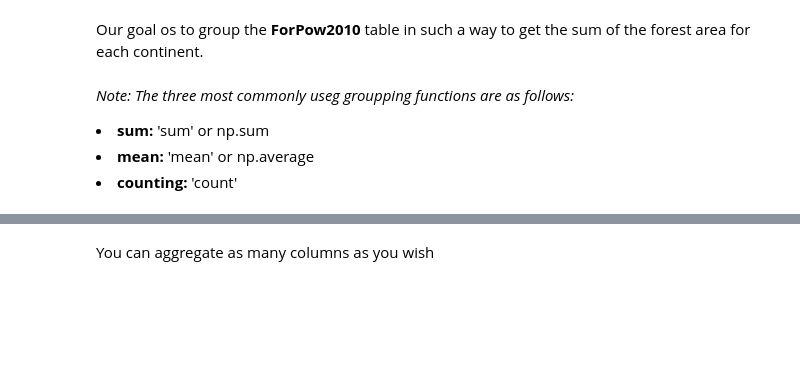
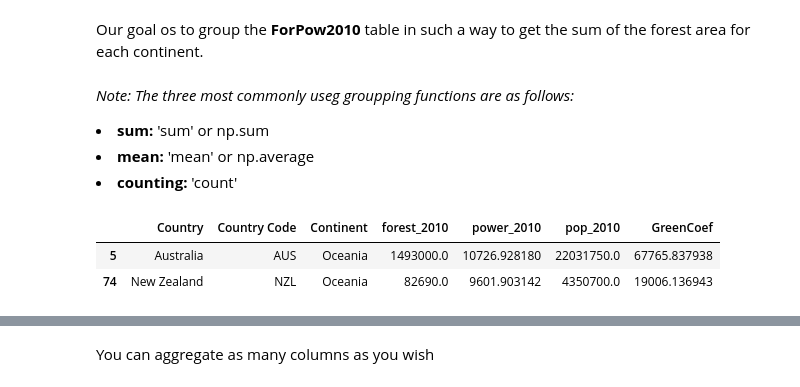
Before and after one commit to For-Chance/CourseOfConstructionInformation, a Jupyter notebook: Class/Class_04/Pandas_2/03 - Pandas 2 - Empty.ipynb, the cells around one changed output, grey strips where cells are left out. Cells and saved outputs as stored; diff of their text form; code cells hidden in the pictures; blank space fills up the shorter version.

```diff
--- a/Class/Class_04/Pandas_2/03 - Pandas 2 - Empty.ipynb
+++ b/Class/Class_04/Pandas_2/03 - Pandas 2 - Empty.ipynb
@@ -263,3 +263,9 @@ Our goal os to group the  **ForPow2010** table in such a way to get the sum of t
 <li><b>sum:</b> 'sum' or np.sum
 <li><b>mean:</b> 'mean' or np.average
 <li><b>counting:</b> 'count'
+# %%
+ForPow2010[ForPow2010['Continent'] == 'Oceania']
+# %% [output]
+|  | Country | Country Code | Continent | forest_2010 | power_2010 | pop_2010 | GreenCoef |
+| 5 | Australia | AUS | Oceania | 1493000.0 | 10726.928180 | 22031750.0 | 67765.837938 |
+| 74 | New Zealand | NZL | Oceania | 82690.0 | 9601.903142 | 4350700.0 | 19006.136943 |
```
Also changed, not shown: parts of 5 cells of this notebook.
